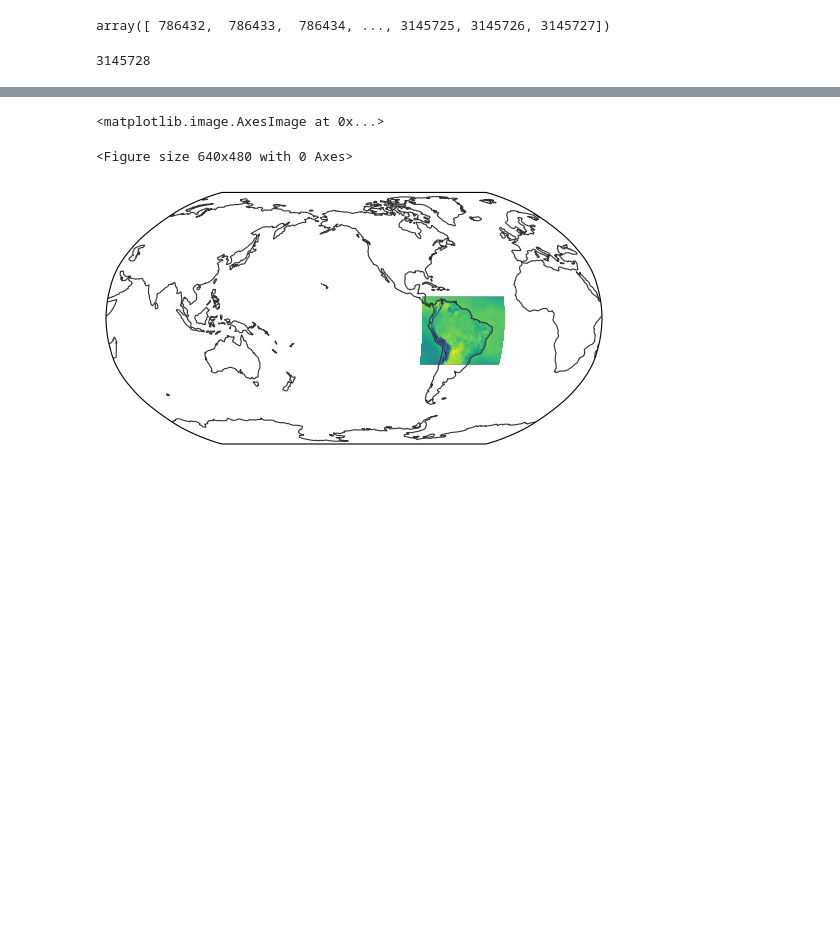
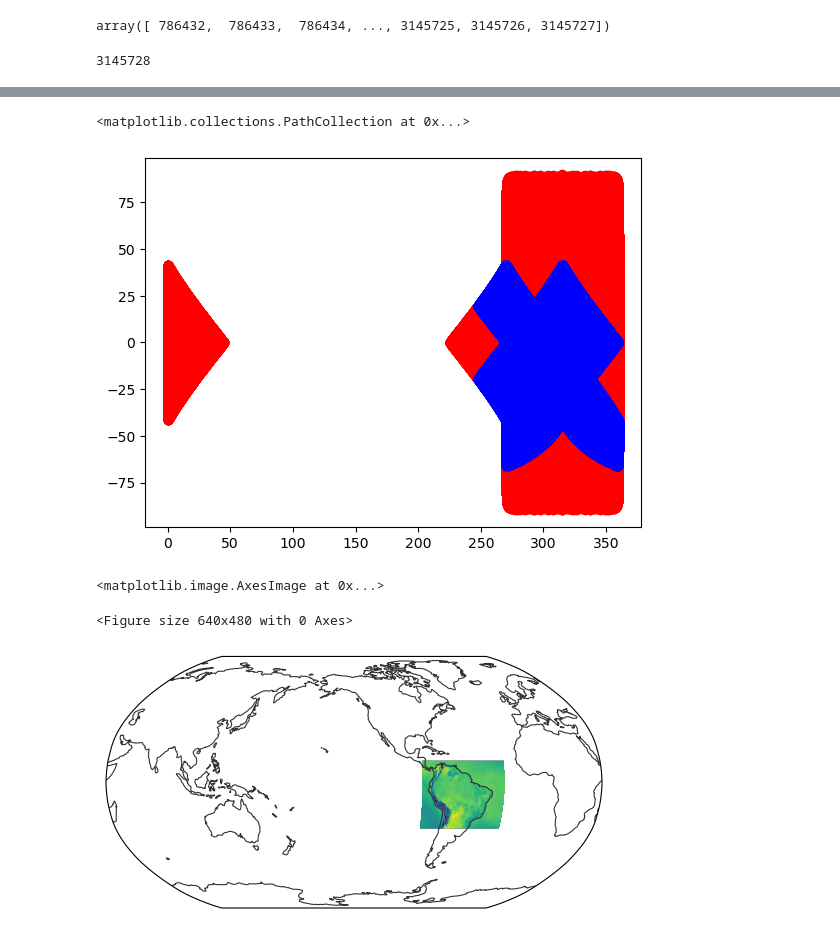
Before and after one commit to feng045/wcrp_hackathon, a Jupyter notebook: notebooks/local_dev/coarsen_regional.ipynb, the cells around one changed output, grey strips where cells are left out. Saved outputs shown, nothing was run; the diff lists cells and outputs as text; code cells hidden in the pictures; blank space fills up the shorter version.

```diff
--- a/notebooks/local_dev/coarsen_regional.ipynb
+++ b/notebooks/local_dev/coarsen_regional.ipynb
@@ -198,2 +304,10 @@ array([ 786432,  786433,  786434, ..., 3145725, 3145726, 3145727])
+# %%
+m = np.isnan(w9.values)
+# %%
+plt.scatter(lon[m], lat[m], c='r')
+plt.scatter(lon[~m], lat[~m], c='b')
+# %% [output]
+<matplotlib.collections.PathCollection at 0x...>
+[figure, added]
 # %%
 npix = 12 * 4**10
```
Also changed, not shown: parts of 31 cells of this notebook.
